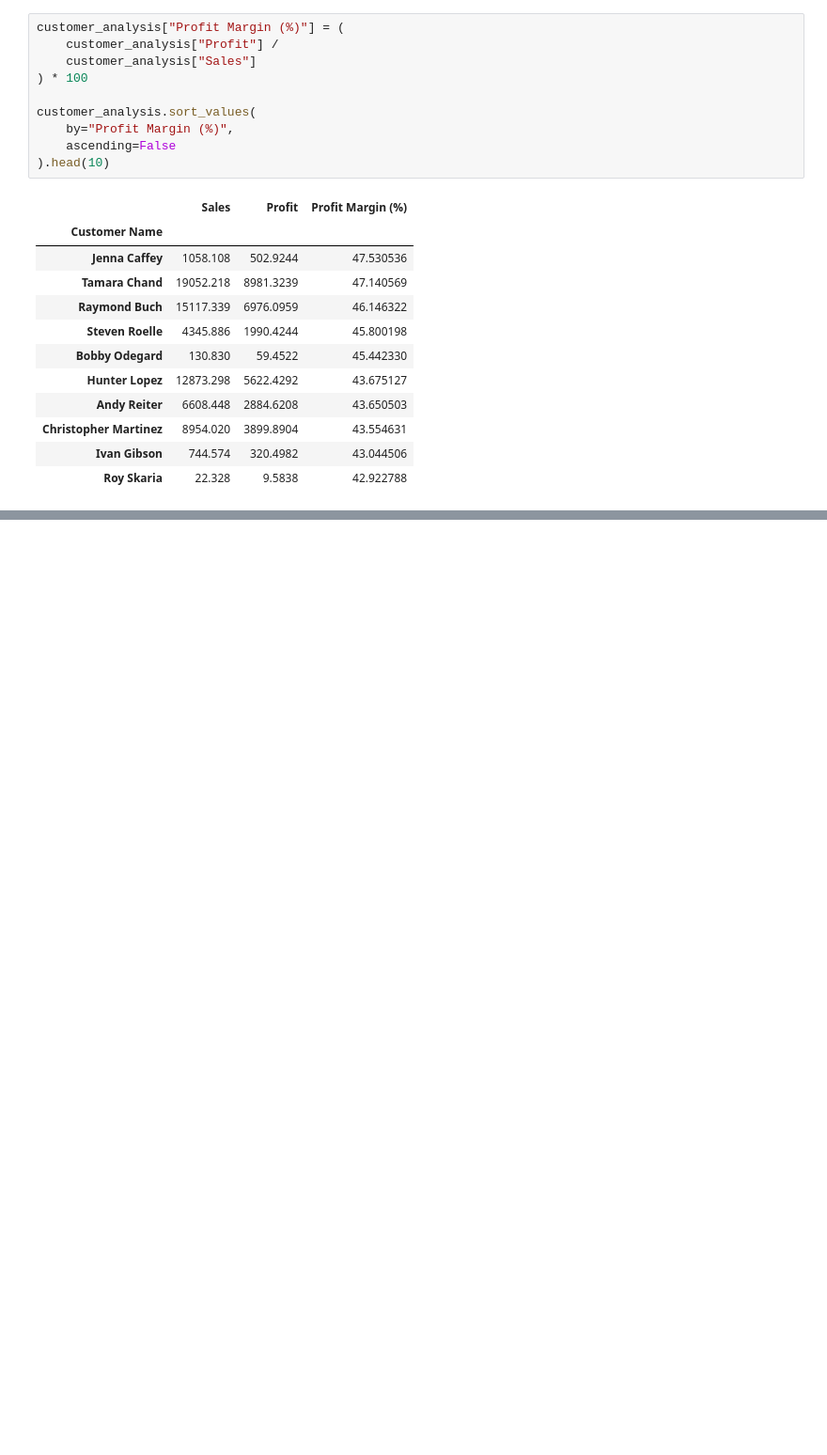
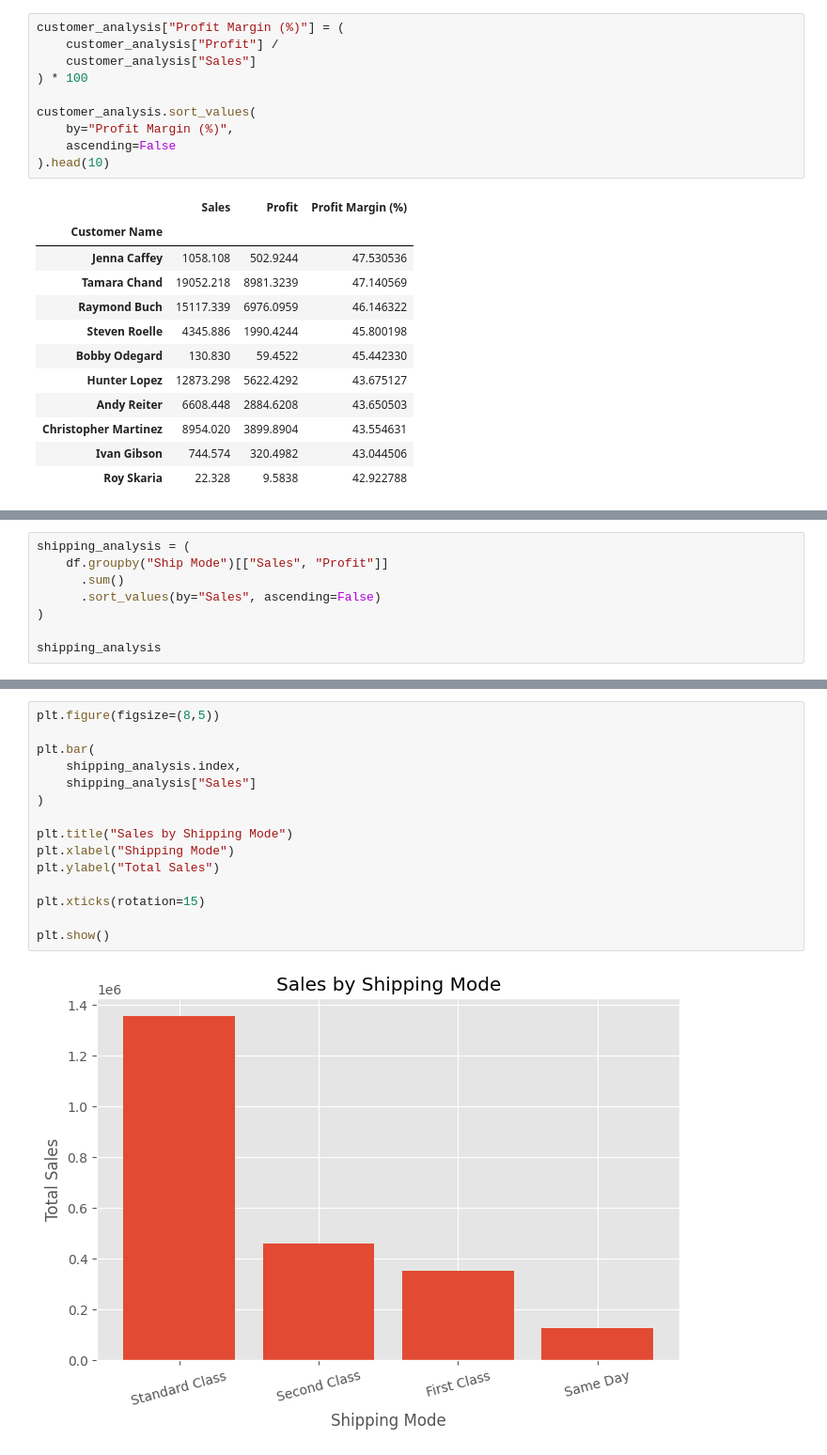
Before and after one commit to jigyasa-b31/Sales-Data-Analysis-Dashboard, a Jupyter notebook: notebooks/Sales_Data_Analysis_Dashboard.ipynb, the cells around one changed output, grey strips where cells are left out. Shown at 94% size. Saved outputs shown, nothing was run; the diff lists cells and outputs as text; blank space fills up the shorter version.

Commit message:
Complete shipping mode analysis and finish EDA

```diff
--- a/notebooks/Sales_Data_Analysis_Dashboard.ipynb
+++ b/notebooks/Sales_Data_Analysis_Dashboard.ipynb
@@ -1122,0 +1154,8 @@ customer_analysis.sort_values(
+# %%
+shipping_analysis = (
+    df.groupby("Ship Mode")[["Sales", "Profit"]]
+      .sum()
+      .sort_values(by="Sales", ascending=False)
+)
+
+shipping_analysis
@@ -1122,0 +1169,17 @@ customer_analysis.sort_values(
+# %%
+plt.figure(figsize=(8,5))
+
+plt.bar(
+    shipping_analysis.index,
+    shipping_analysis["Sales"]
+)
+
+plt.title("Sales by Shipping Mode")
+plt.xlabel("Shipping Mode")
+plt.ylabel("Total Sales")
+
+plt.xticks(rotation=15)
+
+plt.show()
+# %% [output]
+[figure, added]
```
Also changed, not shown: parts of 8 cells of this notebook.
